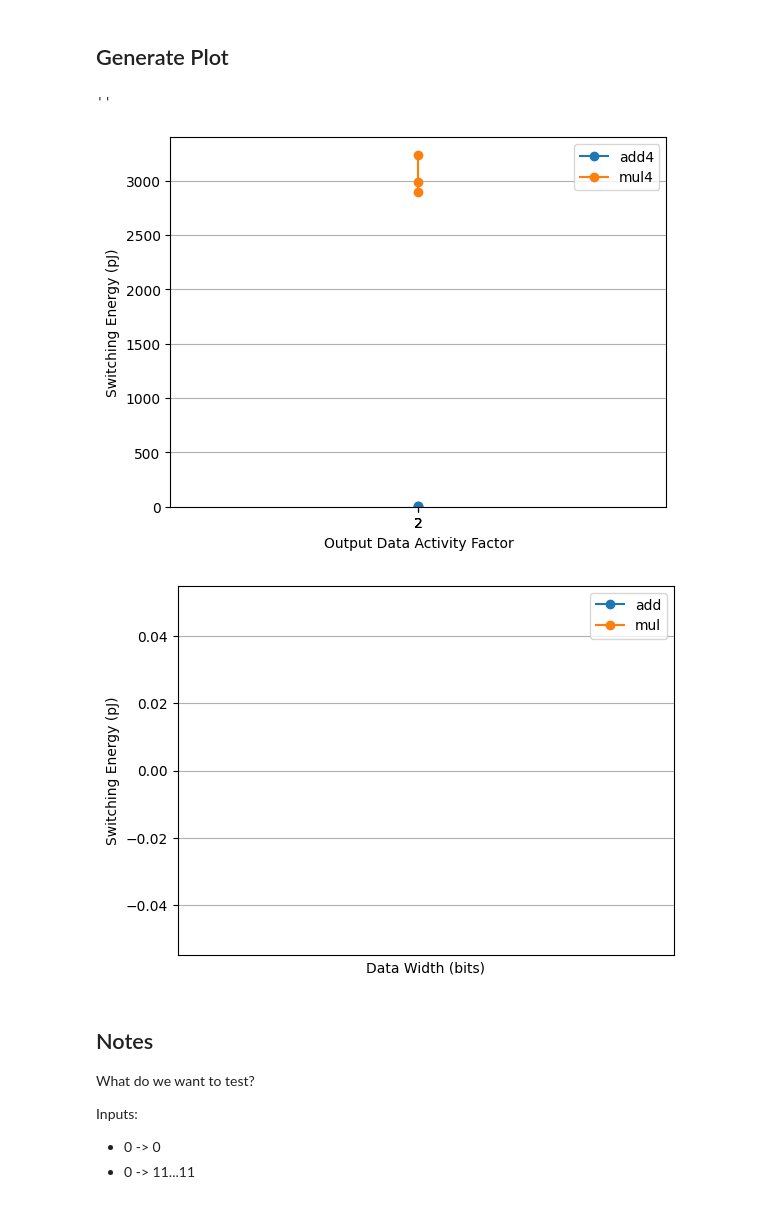
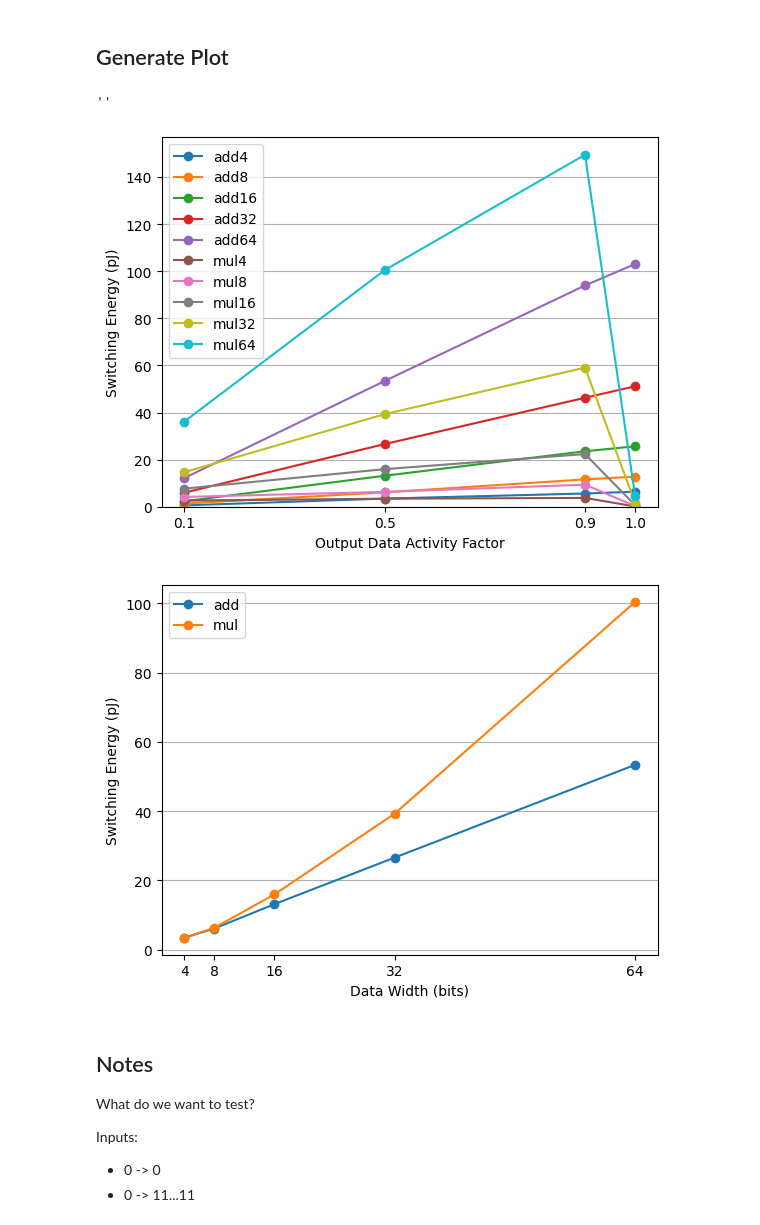
Before and after one commit to nayiri-k/hammer-energy-char, a Jupyter notebook: experiments/script_v3.ipynb, the cells around one changed output. Drawn from its saved outputs; the diff is of its cells as text; code cells hidden in the pictures.

```diff
--- a/experiments/script_v3.ipynb
+++ b/experiments/script_v3.ipynb
@@ -201,7 +211,6 @@ def decimalFormat(factor):
 
 def createTest(operation, width, factor, clock_period):
     design = f"{operation}{width}-{clock_period}ns"
-    all_designs[design] = 0
     #print(decimalFormat(factor))
     test_name = f'{design}-{decimalFormat(factor)}'
 
@@ -213,7 +222,7 @@ def createTest(operation, width, factor, clock_period):
 
     new_test['operation'] = operation
     new_test['width'] = width
-    new_test['factor'] = factor
+    new_test['output_af'] = factor
 
     ## verilog info
     new_test['design'] = design
@@ -260,18 +269,20 @@ def writeInput(test_info):
             f.write(" ".join([val2binary(operand,input_format) for operand in operands]) + '\n')
 
 
+
 tests_dict = {}
-def makeTests(dict={}):
-    for operation in operations:
-        for width in widths:
+for operation in operations:
+    for width in widths:
+        design = operation+str(width)
+        design_clock_periods = clock_periods.copy()
+        if design in design_minclock_dict:
+            design_clock_periods.append(design_minclock_dict[design])
+        for clock_period in design_clock_periods:
             for factor in activity_factors:
-                if (factor >= 1 and width != 16):
-                    continue
-                test_name, test_info = createTest(operation, width, factor, CLOCK_PERIOD if len(dict) == 0 else dict[(operation, width)])
+                test_name, test_info = createTest(operation, width, factor, clock_period)
                 writeInput(test_info)
                 writeYaml(test_info)
                 tests_dict[test_name] = test_info
-makeTests()
 # %% [markdown]
 ## Run experiments
 # %%
@@ -338,25 +349,12 @@ overwrite = False
 new_clocks = {}
 for bd,t in build_dpaths.items():
     cur_test = tests_dict[t]
-    operation = cur_test['operation']
-    width = cur_test['width']
-    factor = cur_test['factor']
     clock_period = cur_test['clock_period']
     slack = parseSlack(cur_test['root']/'power.ppa.rpt')
-    print("Before:", operation, width, clock_period, slack)
-    new_clocks[(operation, width)] = clock_period
-    if (slack >= 200 or slack <= 0):
-        clock_period = math.floor((clock_period * 1000 - slack) // 1000)
-        test_name, cur_test = createTest(operation, width, factor, clock_period)
-        if (clock_period != CLOCK_PERIOD):
-            writeInput(cur_test)
-            writeYaml(cur_test)
-            runBuild(cur_test,overwrite)
-            runSim(cur_test,overwrite)
-            runPowerSyn(cur_test,overwrite)
-            runPowerReport(cur_test,overwrite)
-        slack = parseSlack(cur_test['root']/'power.ppa.rpt')
-    print("After:", operation, width, clock_period, slack)
+    if 0 <= slack and slack < 500: slack = 0 # don't change clock period
+    new_clock_period = math.floor((clock_period * 1000 - slack) / 1000)
+    new_clocks[t.split('-')[0]] = new_clock_period
 
-    new_clocks[(operation, width)] = clock_period
+print(f"design_minclock_dict={new_clocks}")
+# copy output to top if desired
 # %% [output]
@@ -456,9 +444,9 @@ energy
 ykey = 'Switching Energy (pJ)'
 # ykey = 'Internal (pJ)'
 
-designs =  list(dict.fromkeys(energy['design']).keys())
+designs =  list(dict.fromkeys(database['design']).keys())
 for design in designs:
-    df = energy[~energy['output_af'].isna() & (energy['design'] == design)].sort_values('output_af')
+    df = database[~database['output_af'].isna() & (database['design'] == design)].sort_values('output_af')
     hd = df['output_af']
     e = df[ykey]
     plt.plot(hd,e,'o-',label=design)
@@ -473,34 +461,34 @@ plt.ylim(bottom=0)
 ;
 # %% [output]
 ''
-[figure, old version]
+[figure, new version]
 # %%
 ykey = "Switching Energy (pJ)"
 
-data = energy[energy['output_af'] == 0.5]
+data = database[database['output_af'] == 0.5]
 for operation in operations:
     widths, skip = [], []
     ind = 0
     for val in data['design']:
         if operation in val:
             widths.append(int(val.replace(operation,'')))
         else:
             skip.append(ind)
         ind += 1
     energies = data[ykey].values
     valid_energies = []
     for i in range(len(energies)):
         if i not in skip:
             valid_energies.append(energies[i])
     # print(widths, valid_energies)
     plt.plot(widths,valid_energies,'o-', label=operation)
     plt.xticks(widths)
 plt.legend()
 plt.xlabel("Data Width (bits)")
 plt.ylabel(ykey)
 plt.grid(axis='y')
 # %% [output]
-[figure, old version]
+[figure, new version]
 # %% [markdown]
 ## Notes
 What do we want to test?
```
Also changed, not shown: parts of 6 cells of this notebook.
